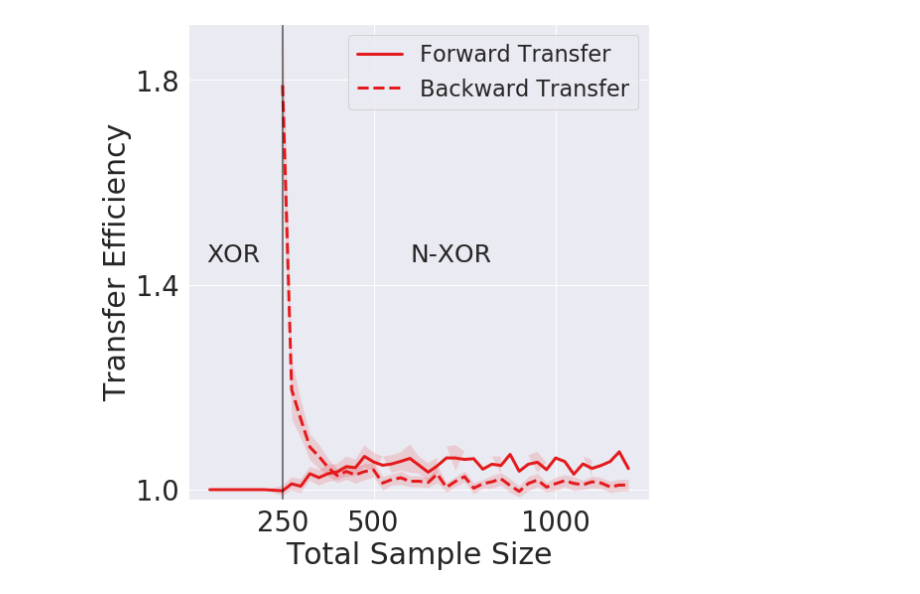
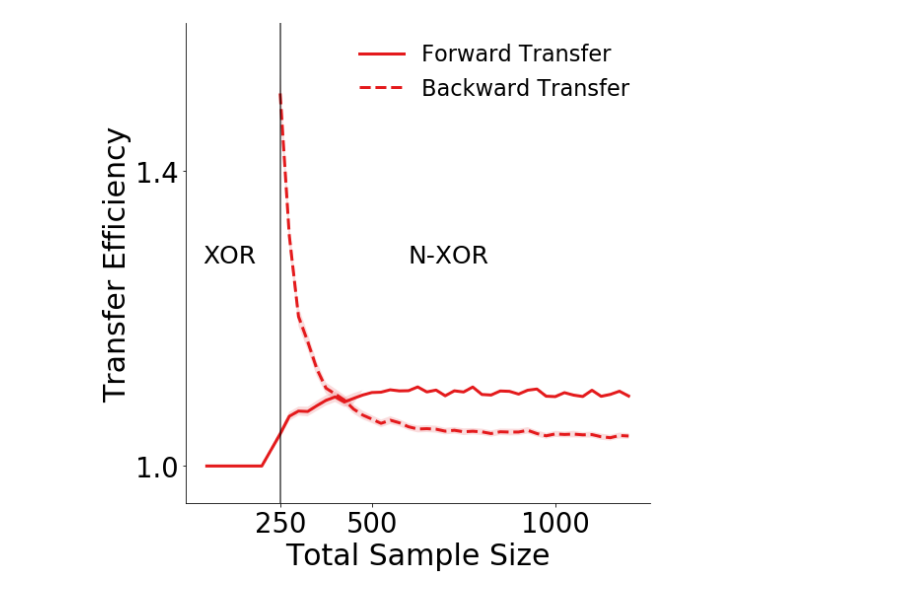
Before and after one commit to neurodata/lifelong_learner, a Jupyter notebook: lifelong_learner/notebooks/xor_nxor_exp.ipynb, the cells around one changed output. Saved outputs shown, nothing was run; the diff lists cells and outputs as text; code cells hidden in the pictures.

```diff
--- a/lifelong_learner/notebooks/xor_nxor_exp.ipynb
+++ b/lifelong_learner/notebooks/xor_nxor_exp.ipynb
@@ -433,5 +552,5 @@ with open('../result/std_te_xor_nxor.pickle','wb') as f:
 # %%
-mc_rep = 48
+mc_rep = 500
 mean_error = unpickle('../result/mean_xor_nxor.pickle')
 std_error = unpickle('../result/std_xor_nxor.pickle')/np.sqrt(mc_rep)
 
@@ -476,20 +595,23 @@ ax1.fill_between(ns,
         interpolate=True)
 
 ax1.set_ylabel('Generalization Error (%s)'%(TASK1), fontsize=fontsize)
-ax1.legend(loc='upper right', fontsize=22.5)
-#         ax1.set_ylim(-0.01, 0.22)
+ax1.legend(loc='upper right', fontsize=22.5, frameon=False)
+ax1.set_ylim(0.09, 0.28)
 ax1.set_xlabel('Total Sample Size', fontsize=fontsize)
 ax1.tick_params(labelsize=labelsize)
-ax1.set_yticks([0.15, 0.25, 0.35])
+ax1.set_yticks([0.15, 0.25])
 ax1.set_xticks([250, 500, 1000])
 ax1.axvline(x=ns[len(n1s)], c='k', alpha=0.75)
 
-ax1.set_ylim(0.09, 0.36)
+right_side = ax1.spines["right"]
+right_side.set_visible(False)
+top_side = ax1.spines["top"]
+top_side.set_visible(False)
 
 ax1.text(40, np.mean(ax1.get_ylim()), "%s"%(TASK1), fontsize=25)
 ax1.text(600, np.mean(ax1.get_ylim()), "%s"%(TASK2), fontsize=25)
 
 plt.tight_layout()
 
-plt.savefig('../result/fig2_1.png',dpi=500)
+plt.savefig('../result/fig2_1.pdf',dpi=500)
 # %% [output]
@@ -561,35 +688,39 @@ ax1 = fig1.add_subplot(1,1,1)
 ax1.plot(ns, mean_error[0], label=algorithms[0], c=colors[0], ls=ls[0], lw=3)
 ax1.fill_between(ns,
         mean_error[0] + 1.96*std_error[0],
         mean_error[0] - 1.96*std_error[0],
         where=mean_error[1] + 1.96*std_error[0] >= mean_error[0] - 1.96*std_error[0],
         facecolor=colors[0],
         alpha=0.15,
         interpolate=True)
 
 ax1.plot(ns[len(n1s):], mean_error[1, len(n1s):], label=algorithms[1], c=colors[0], ls=ls[1], lw=3)
 ax1.fill_between(ns[len(n1s):],
         mean_error[1, len(n1s):] + 1.96*std_error[1, len(n1s):],
         mean_error[1, len(n1s):] - 1.96*std_error[1, len(n1s):],
         where=mean_error[1, len(n1s):] + 1.96*std_error[1, len(n1s):] >= mean_error[1, len(n1s):] - 1.96*std_error[1, len(n1s):],
         facecolor=colors[0],
         alpha=0.15,
         interpolate=True)
 
 ax1.set_ylabel('Transfer Efficiency', fontsize=fontsize)
-ax1.legend(loc='upper right', fontsize=22.5)
-ax1.set_ylim(0.98, 1.91)
+ax1.legend(loc='upper right', fontsize=22.5, frameon=False)
+ax1.set_ylim(0.95, 1.6)
 ax1.set_xlabel('Total Sample Size', fontsize=fontsize)
 ax1.tick_params(labelsize=labelsize)
-ax1.set_yticks([1, 1.4, 1.8])
+ax1.set_yticks([1, 1.4])
 ax1.set_xticks([250, 500, 1000])
 ax1.axvline(x=ns[len(n1s)], c='k', alpha=0.75)
+right_side = ax1.spines["right"]
+right_side.set_visible(False)
+top_side = ax1.spines["top"]
+top_side.set_visible(False)
 
 ax1.text(40, np.mean(ax1.get_ylim()), "%s"%(TASK1), fontsize=25)
 ax1.text(600, np.mean(ax1.get_ylim()), "%s"%(TASK2), fontsize=25)
 
 plt.tight_layout()
 
-plt.savefig('../result/fig2_3.png',dpi=500)
+plt.savefig('../result/fig2_3.pdf',dpi=500)
 # %% [output]
-[figure, old version]
+[figure, new version]
```
Also changed, not shown: parts of 11 cells of this notebook, 17 other files.
